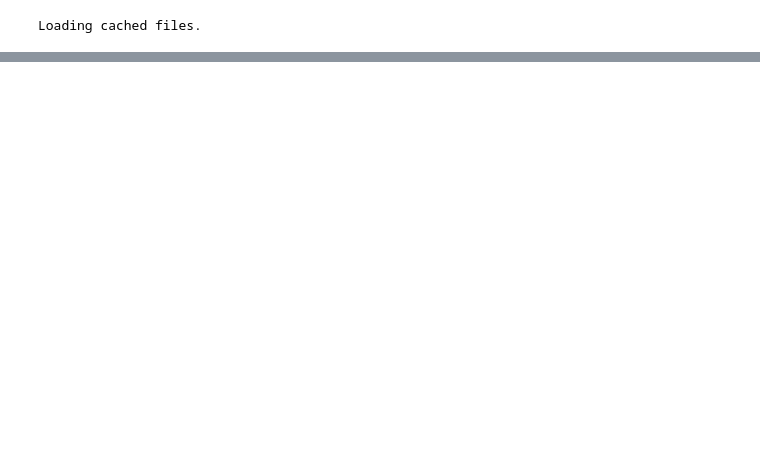
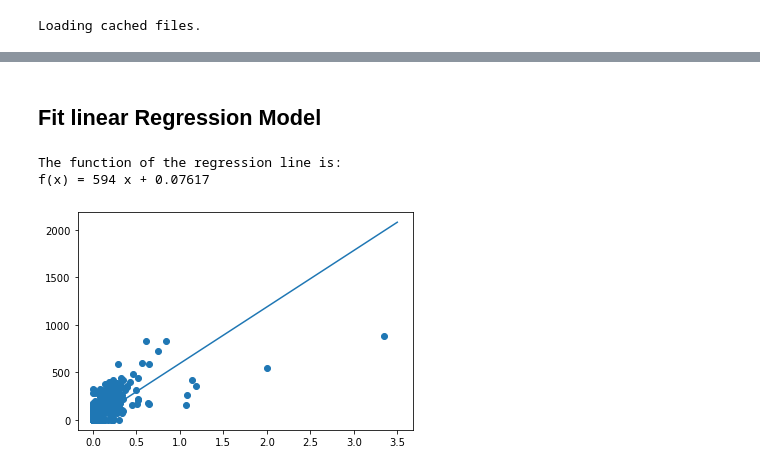
Before and after one commit to notallheroeswearcapes/ifn646_group9, a Jupyter notebook: submission.ipynb, the cells around one changed output, grey strips where cells are left out. Saved outputs shown, nothing was run; the diff lists cells and outputs as text; code cells hidden in the pictures; blank space fills up the shorter version.

```diff
--- a/submission.ipynb
+++ b/submission.ipynb
@@ -40,0 +99,6 @@ sns.displot(full, x="Actiwatch activity counts")
+# %%
+def classify(row, col):
+    if row[col] > 40:
+        return 1
+    else:
+        return 0
@@ -40,0 +107,5 @@ sns.displot(full, x="Actiwatch activity counts")
+# %%
+train['Actiware classification calculated'] = train.apply(lambda x: classify(x, 'Actiwatch Total Counts'), axis=1)
+
+# print first 30 items
+train.head(30)
@@ -40,0 +148,24 @@ sns.displot(full, x="Actiwatch activity counts")
+# %% [markdown]
+## Fit linear Regression Model
+# %%
+# declare x and y for the model
+x = train['Apple Watch ENMO']
+y = train['Actiwatch activity counts']
+
+# fit linear model
+model = numpy.poly1d(numpy.polyfit(x, y, 1))
+
+# create linspace to draw scatter plot in next step
+line = numpy.linspace(0, 3.5, 1000)
+
+# scatter plot
+plt.scatter(x, y)
+
+# draw regression graph into plot
+plt.plot(line, model(line))
+
+print('The function of the regression line is:\nf(x) =', str(model).strip())
+# %% [output]
+The function of the regression line is:
+f(x) = 594 x + 0.07617
+[figure, added]
```
Also changed, not shown: parts of 23 cells of this notebook.
